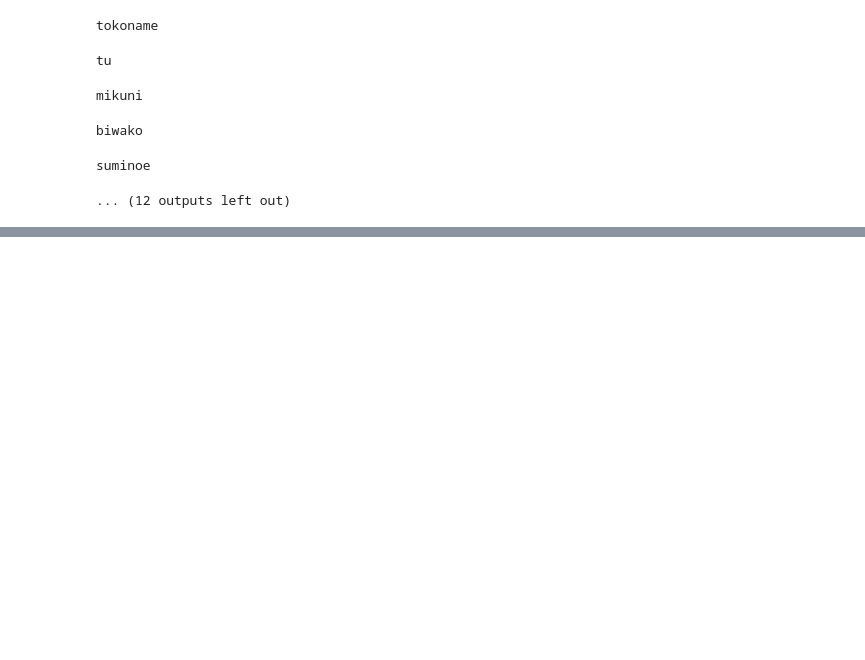
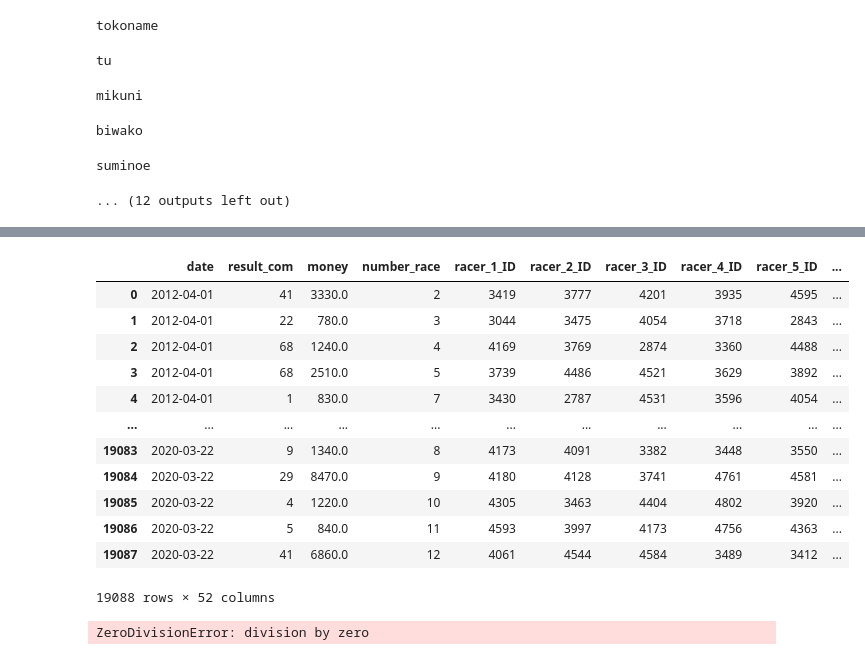
Before and after one commit to akibin0219/boatrace_bot_factry, a Jupyter notebook: model_analysis.ipynb, the cells around one changed output, grey strips where cells are left out. Drawn from its saved outputs; the diff is of its cells as text; code cells hidden in the pictures; blank space fills up the shorter version.

Commit message:
'model_analysis_finished'

```diff
--- a/model_analysis.ipynb
+++ b/model_analysis.ipynb
@@ -71,7 +71,7 @@ for place in tqdm(place_master.items()):
     score_df=score_df.drop(["Unnamed: 0"],axis=1)
 
 
-    model_analysis.model_analysis(score_df,place_name,version)
+    analysis.model_analysis(score_df,place_name,version)
 # %%
 place_master=master.get_place_master()
 for place in place_master.items():
@@ -103,7 +103,7 @@ for place in tqdm(place_master.items()):
     good_score_df=good_score_df.drop(["Unnamed: 0"],axis=1)
 
 
-    model_analysis.use_model_para(good_score_df,place_name,version)
+    analysis.use_model_para(good_score_df,place_name,version)
 # %% [output]
 A value is trying to be set on a copy of a slice from a DataFrame.
 Try using .loc[row_indexer,col_indexer] = value instead
@@ -296,0 +418,31 @@ use_model_df
+# %%
+years=[2019,2020]
+#データ格納用のディレクトリ作り
+version='V2_1'#バージョン
+
+
+place_master=master.get_place_master()
+for place in tqdm(place_master.items()):
+    place_name=place[1]
+    ################################################========================================================================================================================
+    ################################################========================================================================================================================
+    ################################################========================================================================================================================
+    ################################################========================================================================================================================
+    #各会場の成績の良かったモデルのスコアの読み込み
+    dir_path = "../bot_database/{place_name}/{place_name}_train/train_{place_name}.csv".format(place_name=place_name)#学習のためのベースになるリザルトデータ
+    result_base_df=pd.read_csv(dir_path)
+    result_base_df=result_base_df.drop(["Unnamed: 0"],axis=1)
+
+    model_dir_path = "../bot_database/{place_name}/model_score_{place_name}/use_model/use_model_{place_name}_{V}.csv".format(place_name=place_name,V=version)#使用するモデルのパラメータ読み込み
+    use_model_df=pd.read_csv(model_dir_path)
+    use_model_df=use_model_df.drop(["Unnamed: 0"],axis=1)
+
+
+    for year in years:
+
+        analysis.ym_analysis(result_base_df,use_model_df,place_name,version,year)
+
+    print("=====================================================================================")
+
+
+    #model_analysis.use_model_para(good_score_df,place_name,version)
@@ -296,0 +532,23 @@ use_model_df
+# %%
+dir_path = "../bot_database/{place_name}/{place_name}_train/train_{place_name}.csv".format(place_name=place_name)#学習のためのベースになるリザルトデータ
+result_base_df=pd.read_csv(dir_path)
+result_base_df=result_base_df.drop(["Unnamed: 0"],axis=1)
+result_base_df
+# %% [output]
+|  | date | result_com | money | number_race | racer_1_ID | racer_2_ID | racer_3_ID | racer_4_ID | racer_5_ID | ... |
+| 0 | 2012-04-01 | 41 | 3330.0 | 2 | 3419 | 3777 | 4201 | 3935 | 4595 | ... |
+| 1 | 2012-04-01 | 22 | 780.0 | 3 | 3044 | 3475 | 4054 | 3718 | 2843 | ... |
+| 2 | 2012-04-01 | 68 | 1240.0 | 4 | 4169 | 3769 | 2874 | 3360 | 4488 | ... |
+| 3 | 2012-04-01 | 68 | 2510.0 | 5 | 3739 | 4486 | 4521 | 3629 | 3892 | ... |
+| 4 | 2012-04-01 | 1 | 830.0 | 7 | 3430 | 2787 | 4531 | 3596 | 4054 | ... |
+| ... | ... | ... | ... | ... | ... | ... | ... | ... | ... | ... |
+| 19083 | 2020-03-22 | 9 | 1340.0 | 8 | 4173 | 4091 | 3382 | 3448 | 3550 | ... |
+| 19084 | 2020-03-22 | 29 | 8470.0 | 9 | 4180 | 4128 | 3741 | 4761 | 4581 | ... |
+| 19085 | 2020-03-22 | 4 | 1220.0 | 10 | 4305 | 3463 | 4404 | 4802 | 3920 | ... |
+| 19086 | 2020-03-22 | 5 | 840.0 | 11 | 4593 | 3997 | 4173 | 4756 | 4363 | ... |
+| 19087 | 2020-03-22 | 41 | 6860.0 | 12 | 4061 | 4544 | 4584 | 3489 | 3412 | ... |
+19088 rows × 52 columns
+# %%
+val=0/0
+# %% [output]
+ZeroDivisionError: division by zero
```
Also changed, not shown: parts of 14 cells of this notebook, 5 other files.
